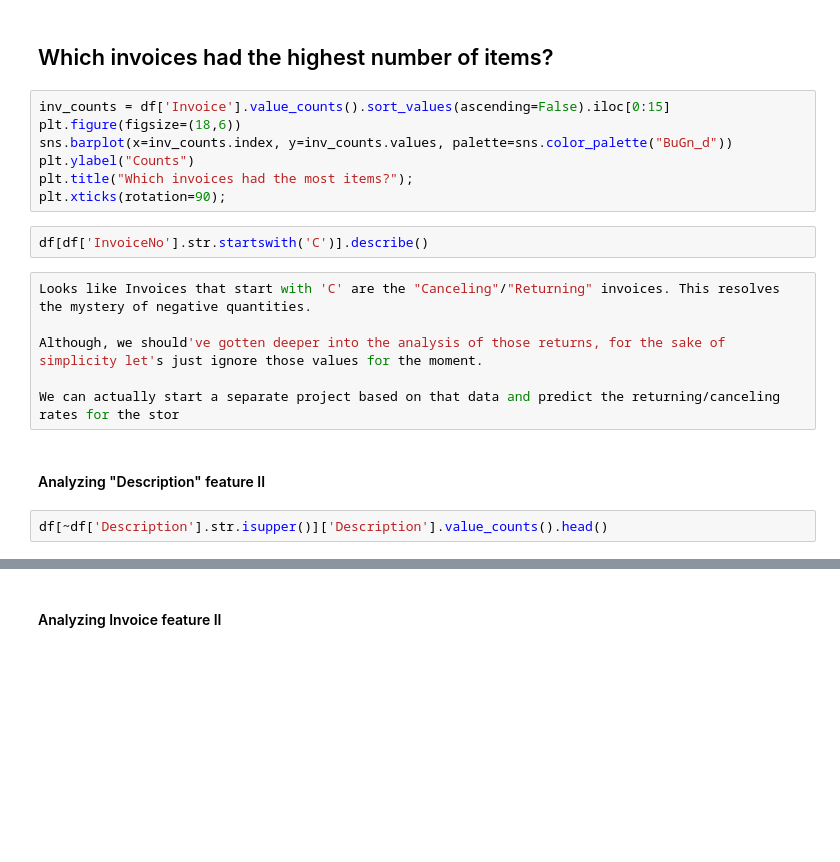
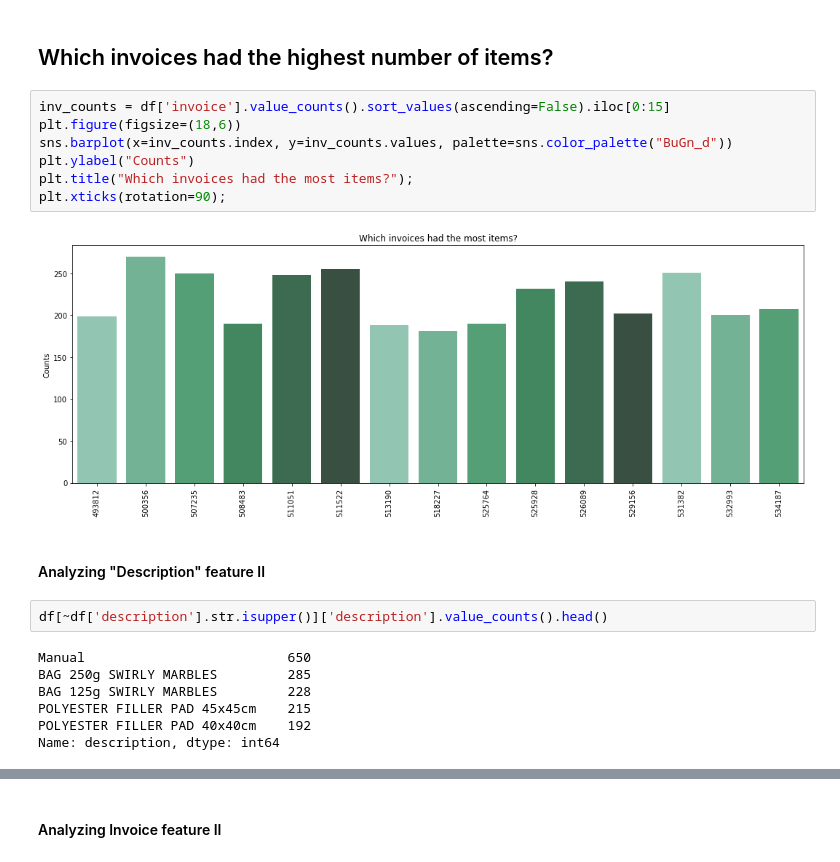
Before and after one commit to EduardoJMatosRomero/2MachLearnCA1, a Jupyter notebook: Untitled.ipynb, the cells around one changed output, grey strips where cells are left out. Cells and saved outputs as stored; diff of their text form; blank space fills up the shorter version.

```diff
--- a/Untitled.ipynb
+++ b/Untitled.ipynb
@@ -187,23 +375,24 @@ plt.xticks(rotation=90);
 # %% [markdown]
 ##  Which invoices had the highest number of items?
 # %%
-inv_counts = df['Invoice'].value_counts().sort_values(ascending=False).iloc[0:15]
+inv_counts = df['invoice'].value_counts().sort_values(ascending=False).iloc[0:15]
 plt.figure(figsize=(18,6))
 sns.barplot(x=inv_counts.index, y=inv_counts.values, palette=sns.color_palette("BuGn_d"))
 plt.ylabel("Counts")
 plt.title("Which invoices had the most items?");
 plt.xticks(rotation=90);
+# %% [output]
+[figure, added]
-# %%
-df[df['InvoiceNo'].str.startswith('C')].describe()
-# %%
-Looks like Invoices that start with 'C' are the "Canceling"/"Returning" invoices. This resolves the mystery of negative quantities.
-
-Although, we should've gotten deeper into the analysis of those returns, for the sake of simplicity let's just ignore those values for the moment.
-
-We can actually start a separate project based on that data and predict the returning/canceling rates for the stor
 # %% [markdown]
 #### Analyzing "Description" feature II
 # %%
-df[~df['Description'].str.isupper()]['Description'].value_counts().head()
+df[~df['description'].str.isupper()]['description'].value_counts().head()
+# %% [output]
+Manual                          650
+BAG 250g SWIRLY MARBLES         285
+BAG 125g SWIRLY MARBLES         228
+POLYESTER FILLER PAD 45x45cm    215
+POLYESTER FILLER PAD 40x40cm    192
+Name: description, dtype: int64
 # %%
 # Not full upper case items
```
Also changed, not shown: parts of 25 cells of this notebook.
